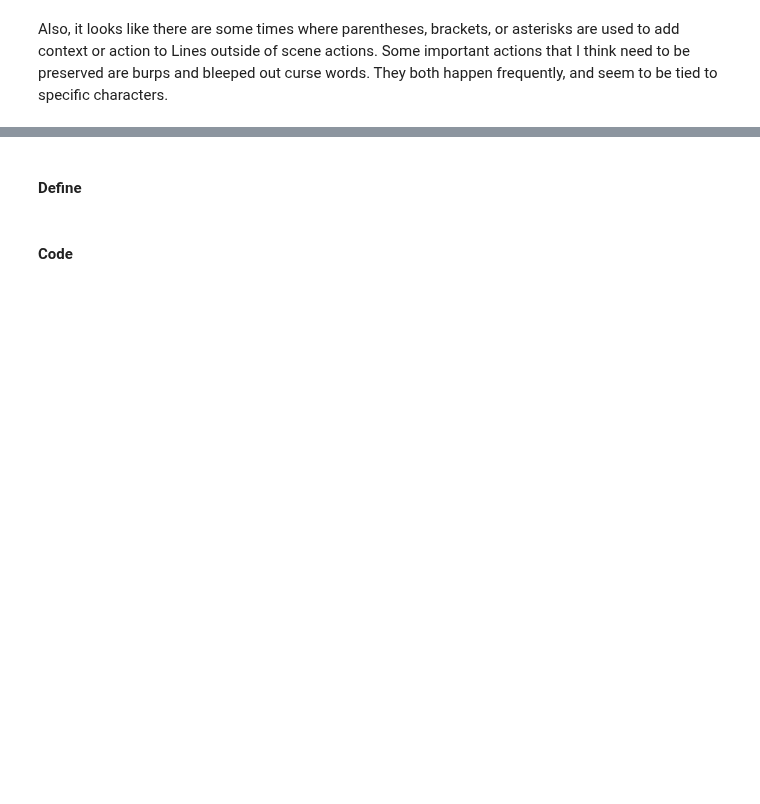
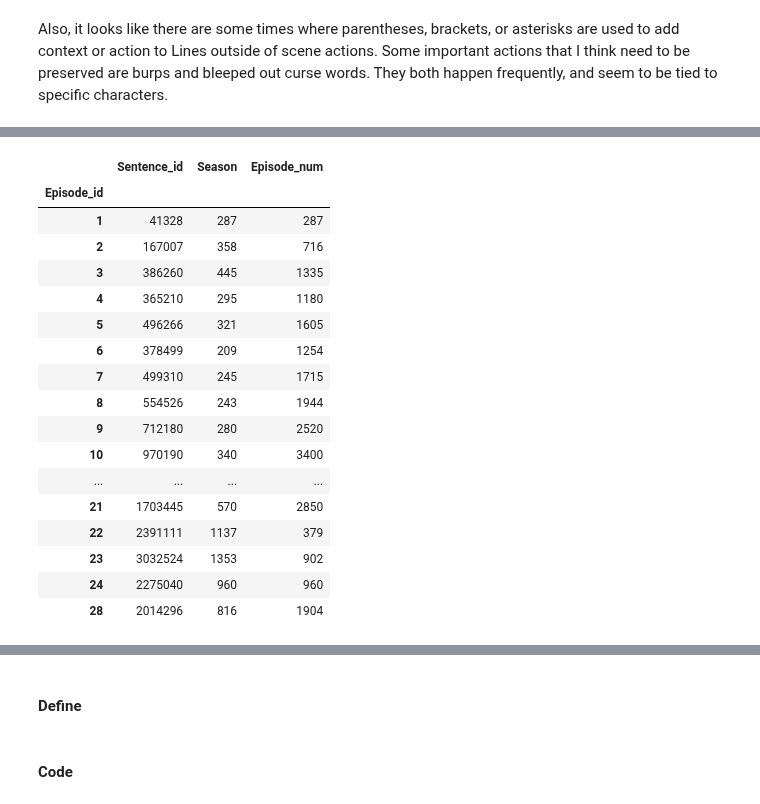
Before and after one commit to mccormd1/RandM_Transcript_Sentiment_Analysis, a Jupyter notebook: RandMClean.ipynb, the cells around one changed output, grey strips where cells are left out. Drawn from its saved outputs; the diff is of its cells as text; code cells hidden in the pictures; blank space fills up the shorter version.

```diff
--- a/RandMClean.ipynb
+++ b/RandMClean.ipynb
@@ -1101 +1101,22 @@ df_clean[['Character','Line']].iloc[brackettoscene]
 265 rows × 2 columns
+# %%
+df_clean.groupby('Episode_id').sum()
+# %% [output]
+|  | Sentence_id | Season | Episode_num |
+| Episode_id |  |  |  |
+| 1 | 41328 | 287 | 287 |
+| 2 | 167007 | 358 | 716 |
+| 3 | 386260 | 445 | 1335 |
+| 4 | 365210 | 295 | 1180 |
+| 5 | 496266 | 321 | 1605 |
+| 6 | 378499 | 209 | 1254 |
+| 7 | 499310 | 245 | 1715 |
+| 8 | 554526 | 243 | 1944 |
+| 9 | 712180 | 280 | 2520 |
+| 10 | 970190 | 340 | 3400 |
+| ... | ... | ... | ... |
+| 21 | 1703445 | 570 | 2850 |
+| 22 | 2391111 | 1137 | 379 |
+| 23 | 3032524 | 1353 | 902 |
+| 24 | 2275040 | 960 | 960 |
+| 28 | 2014296 | 816 | 1904 |
```
Also changed, not shown: parts of 49 cells of this notebook, 1 other file.
